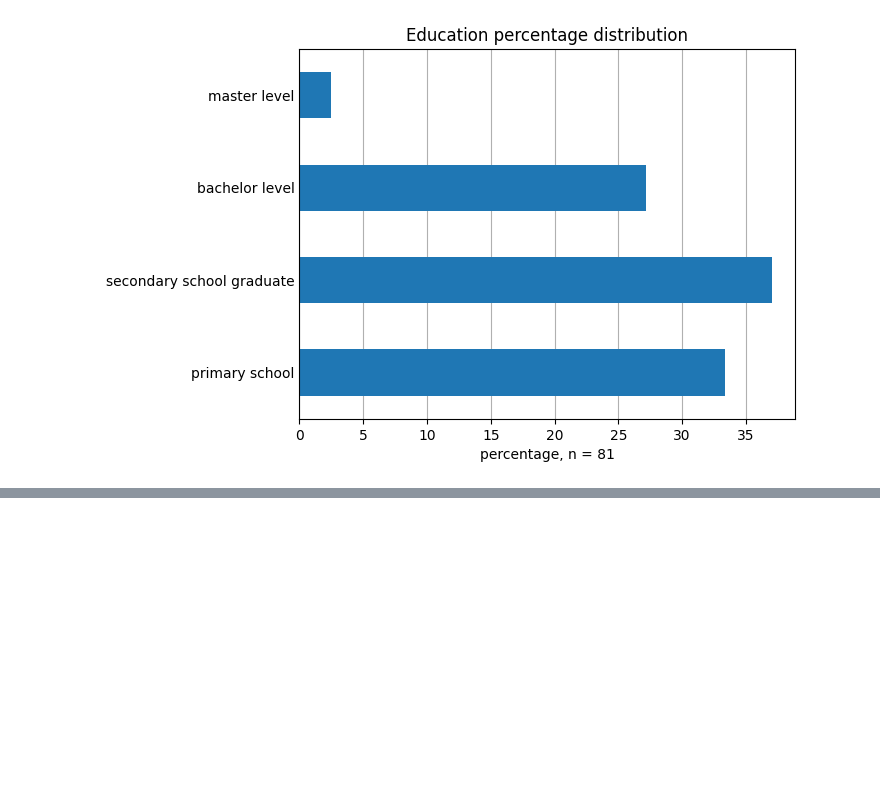
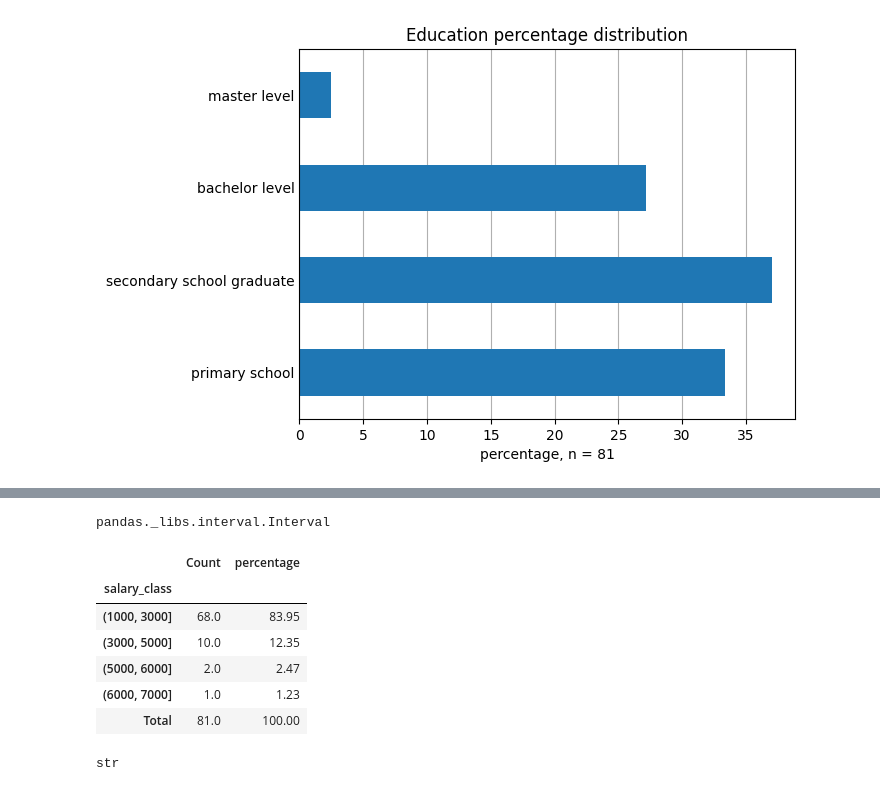
Before and after one commit to qiaoqiaozou/-Final-Project-Data-processing-, a Jupyter notebook: Analyzing_WorkPlaceSatisfactionSurveyData.ipynb, the cells around one changed output, grey strips where cells are left out. Cells and saved outputs as stored; diff of their text form; code cells hidden in the pictures; blank space fills up the shorter version.

```diff
--- a/Analyzing_WorkPlaceSatisfactionSurveyData.ipynb
+++ b/Analyzing_WorkPlaceSatisfactionSurveyData.ipynb
@@ -243,0 +271,22 @@ plt.tick_params(axis = 'y', length = 0)
+# %%
+type(df3.index.values[0])
+# %% [output]
+pandas._libs.interval.Interval
+# %%
+
+df3.index = df3.index.astype(str)
+df3.loc['Total'] = df3.sum()
+df3
+# %% [output]
+|  | Count | percentage |
+| salary_class |  |  |
+| (1000, 3000] | 68.0 | 83.95 |
+| (3000, 5000] | 10.0 | 12.35 |
+| (5000, 6000] | 2.0 | 2.47 |
+| (6000, 7000] | 1.0 | 1.23 |
+| Total | 81.0 | 100.00 |
+# %%
+# Checking the Data Type of the Income Class Index
+type(df3.index.values[0])
+# %% [output]
+str
```
Also changed, not shown: parts of 12 cells of this notebook.
